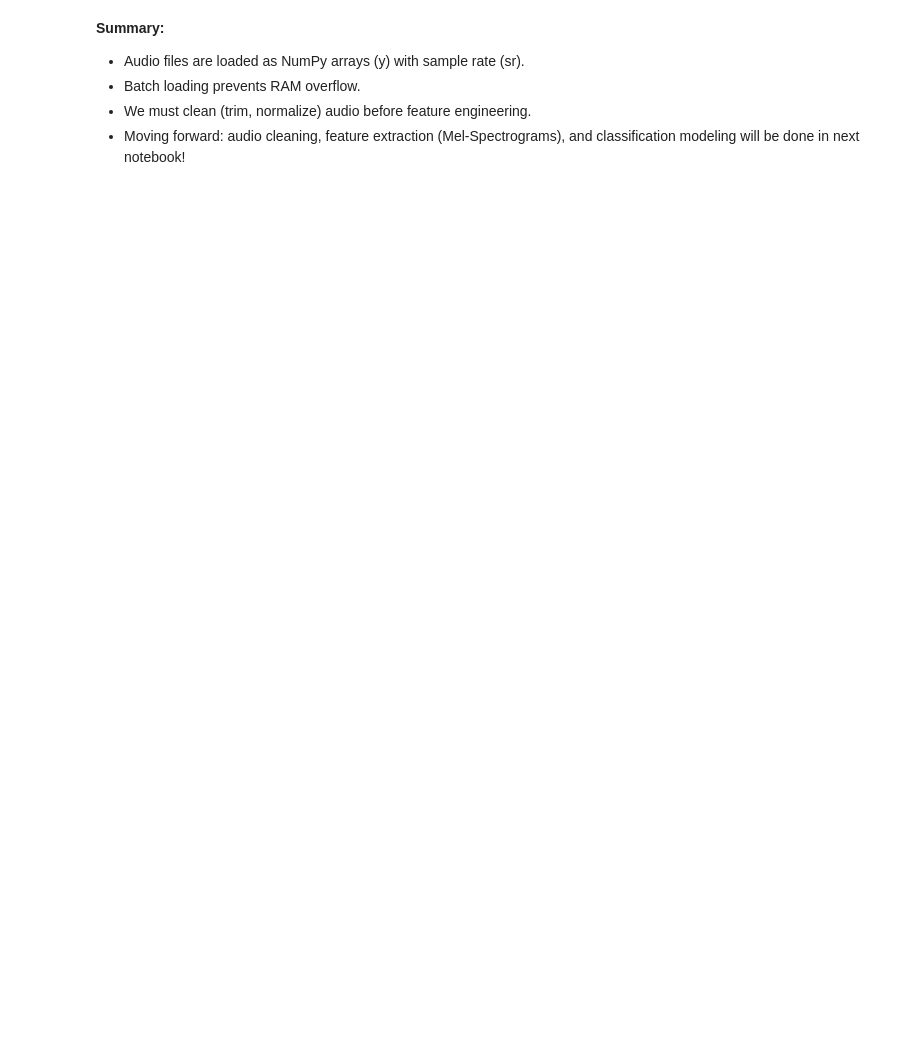
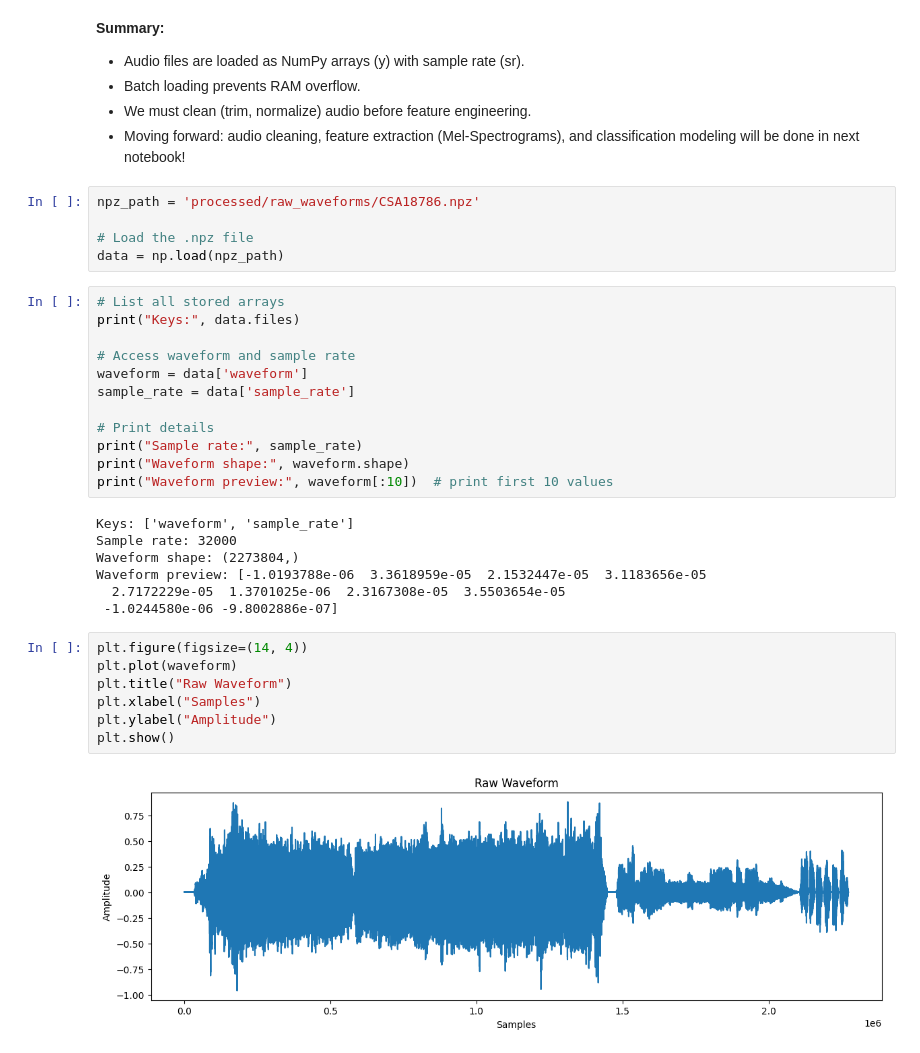
Before and after one commit to istiakMahbub/birdclef2025, a Jupyter notebook: 02-loadlisten-sample.ipynb, the cells around one changed output. Drawn from its saved outputs; the diff is of its cells as text; blank space fills up the shorter version.

```diff
--- a/02-loadlisten-sample.ipynb
+++ b/02-loadlisten-sample.ipynb
@@ -71,3 +63,36 @@ data/train_au
 - Batch loading prevents RAM overflow.
 - We must clean (trim, normalize) audio before feature engineering.
 - Moving forward: audio cleaning, feature extraction (Mel-Spectrograms), and classification modeling will be done in next notebook!
+# %%
+npz_path = 'processed/raw_waveforms/CSA18786.npz'
+
+# Load the .npz file
+data = np.load(npz_path)
+# %%
+# List all stored arrays
+print("Keys:", data.files)
+
+# Access waveform and sample rate
+waveform = data['waveform']
+sample_rate = data['sample_rate']
+
+# Print details
+print("Sample rate:", sample_rate)
+print("Waveform shape:", waveform.shape)
+print("Waveform preview:", waveform[:10])  # print first 10 values
+# %% [output]
+Keys: ['waveform', 'sample_rate']
+Sample rate: 32000
+Waveform shape: (2273804,)
+Waveform preview: [-1.0193788e-06  3.3618959e-05  2.1532447e-05  3.1183656e-05
+  2.7172229e-05  1.3701025e-06  2.3167308e-05  3.5503654e-05
+ -1.0244580e-06 -9.8002886e-07]
+# %%
+plt.figure(figsize=(14, 4))
+plt.plot(waveform)
+plt.title("Raw Waveform")
+plt.xlabel("Samples")
+plt.ylabel("Amplitude")
+plt.show()
+# %% [output]
+[figure, added]
```
Also changed, not shown: parts of 2 cells of this notebook, 3 other files.
